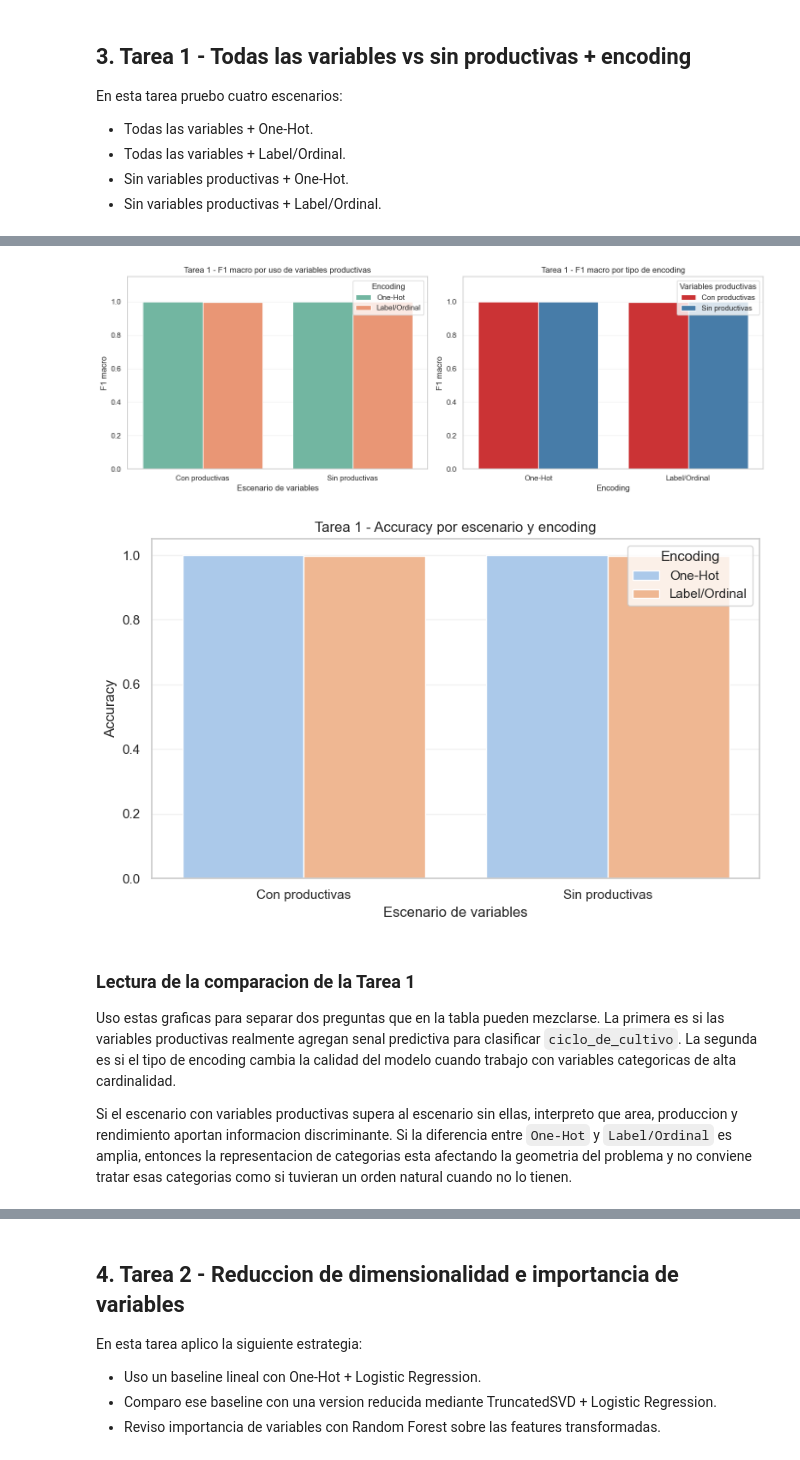
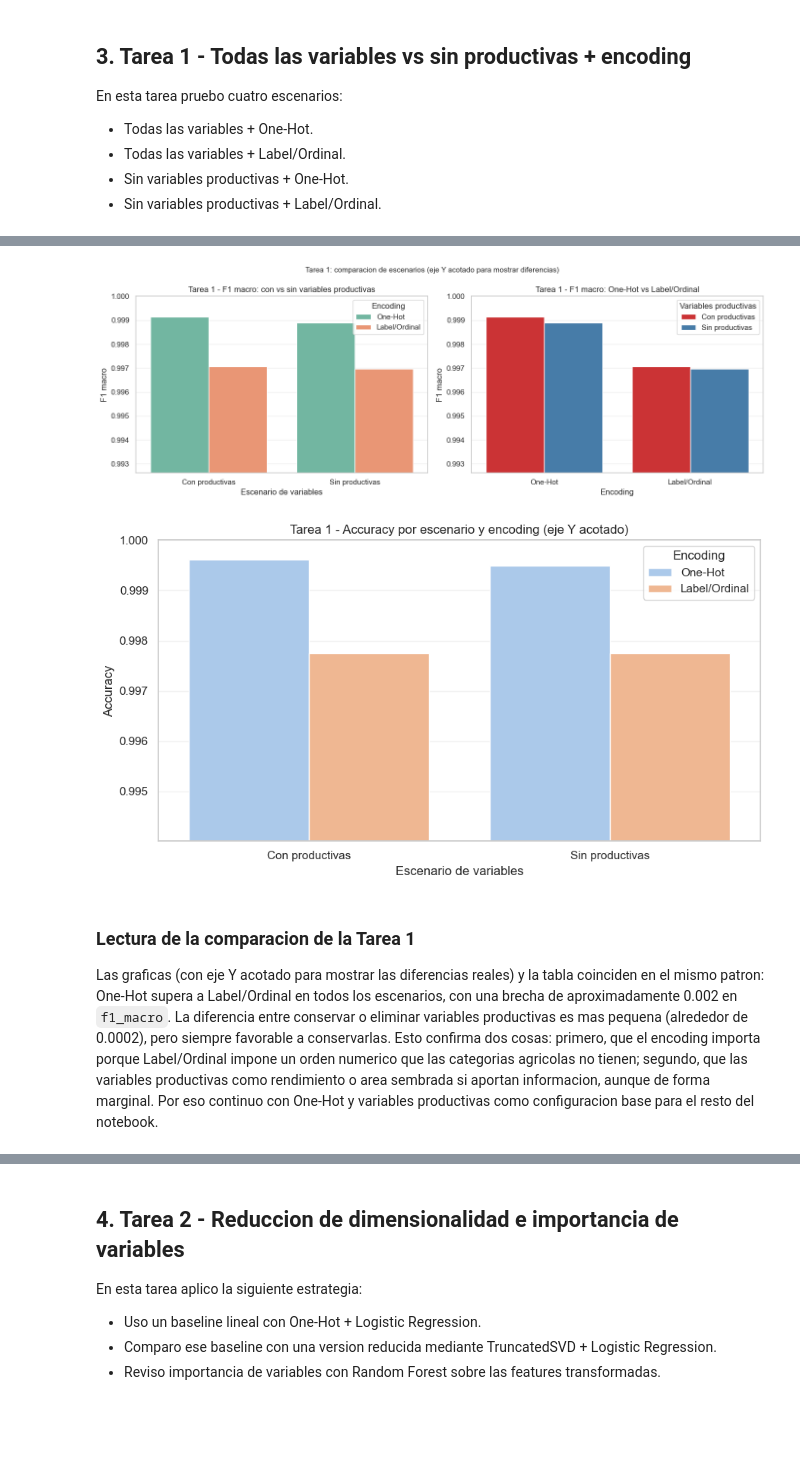
Before and after one commit to diegoVasquez600/AdvanceProgramming, a Jupyter notebook: Modelado_Clasificacion_Multiclase_Colombia_EVA.ipynb, the cells around one changed output, grey strips where cells are left out. Saved outputs shown, nothing was run; the diff lists cells and outputs as text; code cells hidden in the pictures; blank space fills up the shorter version.

```diff
--- a/Modelado_Clasificacion_Multiclase_Colombia_EVA.ipynb
+++ b/Modelado_Clasificacion_Multiclase_Colombia_EVA.ipynb
@@ -168,4 +330,5 @@ En esta parte defino funciones para preparar variables, controlar cardinalidad y
 # %%
+# Utilidades comunes para que cada experimento sea comparable y reproducible.
 productive_vars = [
     'rea_sembrada_ha',
     'rea_cosechada_ha',
@@ -176,6 +339,7 @@ productive_vars = [
 hierarchy_cols = ['grupo_de_cultivo', 'subgrupo_de_cultivo', 'cultivo']
 
 def group_rare_categories(df_input, cat_cols, top_n=25, rare_label='OTROS'):
+    # Agrupo categorias raras para evitar que casos muy infrecuentes dominen el ajuste.
     df_out = df_input.copy()
     for c in cat_cols:
         if c not in df_out.columns:
@@ -191,7 +355,7 @@ def make_feature_set(df_input, use_productive=True, hierarchy_mode='full'):
     if TARGET_COLUMN not in data.columns:
         raise ValueError(f'No existe la columna objetivo: {TARGET_COLUMN}')
 
-    # Elimina filas sin objetivo
+    # Elimina filas sin objetivo para no sesgar métricas por imputación de la etiqueta.
     data = data.dropna(subset=[TARGET_COLUMN]).copy()
 
     drop_cols = []
@@ -213,7 +377,7 @@ def make_feature_set(df_input, use_productive=True, hierarchy_mode='full'):
     X = data.drop(columns=[TARGET_COLUMN])
 
     numeric_cols = X.select_dtypes(include=[np.number]).columns.tolist()
-    categorical_cols = X.select_dtypes(include='object').columns.tolist()
+    categorical_cols = X.select_dtypes(include=['object', 'string']).columns.tolist()
 
     return X, y, numeric_cols, categorical_cols
 
@@ -245,6 +409,7 @@ def make_preprocessor(numeric_cols, categorical_cols, encoding='onehot'):
     return preprocessor
 
 def evaluate_pipeline(name, X, y, preprocessor, model):
+    # Misma estrategia de split para garantizar comparaciones justas entre escenarios.
     X_train, X_test, y_train, y_test = train_test_split(
         X, y,
         test_size=0.2,
@@ -324,42 +486,55 @@ Resultados Tarea 1:
 # %%
+# Graficas de apoyo para T1: uso eje Y acotado al rango real de resultados
+# para que las diferencias entre escenarios sean visibles en la exposicion.
 task1_plot = task1_table.copy()
 task1_plot['Variables productivas'] = task1_plot['experimento'].str.extract(r'productive=(si|no)')[0].map({'si': 'Con productivas', 'no': 'Sin productivas'})
 task1_plot['Encoding'] = task1_plot['experimento'].str.extract(r'encoding=(onehot|label)')[0].map({'onehot': 'One-Hot', 'label': 'Label/Ordinal'})
 
+f1_min = task1_plot['f1_macro'].min()
+f1_max = task1_plot['f1_macro'].max()
+y_low = max(0, f1_min - (f1_max - f1_min) * 2)
+y_high = min(1.0, f1_max + (f1_max - f1_min) * 2)
+
 fig, axes = plt.subplots(1, 2, figsize=(14, 5))
+
 sns.barplot(data=task1_plot, x='Variables productivas', y='f1_macro', hue='Encoding', ax=axes[0], palette='Set2')
-axes[0].set_title('Tarea 1 - F1 macro por uso de variables productivas')
+axes[0].set_title('Tarea 1 - F1 macro: con vs sin variables productivas')
 axes[0].set_ylabel('F1 macro')
 axes[0].set_xlabel('Escenario de variables')
+axes[0].set_ylim(y_low, y_high)
+axes[0].grid(axis='y', alpha=0.3)
 
 sns.barplot(data=task1_plot, x='Encoding', y='f1_macro', hue='Variables productivas', ax=axes[1], palette='Set1')
-axes[1].set_title('Tarea 1 - F1 macro por tipo de encoding')
+axes[1].set_title('Tarea 1 - F1 macro: One-Hot vs Label/Ordinal')
 axes[1].set_ylabel('F1 macro')
 axes[1].set_xlabel('Encoding')
+axes[1].set_ylim(y_low, y_high)
+axes[1].grid(axis='y', alpha=0.3)
 
-for ax in axes:
-    ax.set_ylim(0, max(task1_plot['f1_macro'].max() * 1.15, 0.1))
-    ax.grid(axis='y', alpha=0.25)
-
+plt.suptitle('Tarea 1: comparacion de escenarios (eje Y acotado para mostrar diferencias)', fontsize=11)
 plt.tight_layout()
 plt.show()
 
-task1_plot_acc = task1_plot.copy()
-plt.figure(figsize=(8, 5))
-sns.barplot(data=task1_plot_acc, x='Variables productivas', y='accuracy', hue='Encoding', palette='pastel')
-plt.title('Tarea 1 - Accuracy por escenario y encoding')
+# Vista en accuracy con mismo zoom
+acc_min = task1_plot['accuracy'].min()
+acc_max = task1_plot['accuracy'].max()
+ya_low = max(0, acc_min - (acc_max - acc_min) * 2)
+ya_high = min(1.0, acc_max + (acc_max - acc_min) * 2)
+
+plt.figure(figsize=(9, 5))
+sns.barplot(data=task1_plot, x='Variables productivas', y='accuracy', hue='Encoding', palette='pastel')
+plt.title('Tarea 1 - Accuracy por escenario y encoding (eje Y acotado)')
 plt.ylabel('Accuracy')
 plt.xlabel('Escenario de variables')
+plt.ylim(ya_low, ya_high)
 plt.grid(axis='y', alpha=0.25)
 plt.tight_layout()
 plt.show()
 # %% [output]
-[figure, old version]
+[figure, new version]
-[figure, old version]
+[figure, new version]
 # %% [markdown]
 ### Lectura de la comparacion de la Tarea 1
 
-Uso estas graficas para separar dos preguntas que en la tabla pueden mezclarse. La primera es si las variables productivas realmente agregan senal predictiva para clasificar `ciclo_de_cultivo`. La segunda es si el tipo de encoding cambia la calidad del modelo cuando trabajo con variables categoricas de alta cardinalidad.
-
-Si el escenario con variables productivas supera al escenario sin ellas, interpreto que area, produccion y rendimiento aportan informacion discriminante. Si la diferencia entre `One-Hot` y `Label/Ordinal` es amplia, entonces la representacion de categorias esta afectando la geometria del problema y no conviene tratar esas categorias como si tuvieran un orden natural cuando no lo tienen.
+Las graficas (con eje Y acotado para mostrar las diferencias reales) y la tabla coinciden en el mismo patron: One-Hot supera a Label/Ordinal en todos los escenarios, con una brecha de aproximadamente 0.002 en `f1_macro`. La diferencia entre conservar o eliminar variables productivas es mas pequena (alrededor de 0.0002), pero siempre favorable a conservarlas. Esto confirma dos cosas: primero, que el encoding importa porque Label/Ordinal impone un orden numerico que las categorias agricolas no tienen; segundo, que las variables productivas como rendimiento o area sembrada si aportan informacion, aunque de forma marginal. Por eso continuo con One-Hot y variables productivas como configuracion base para el resto del notebook.
 # %%
```
Also changed, not shown: parts of 38 cells of this notebook, 1 other file.
